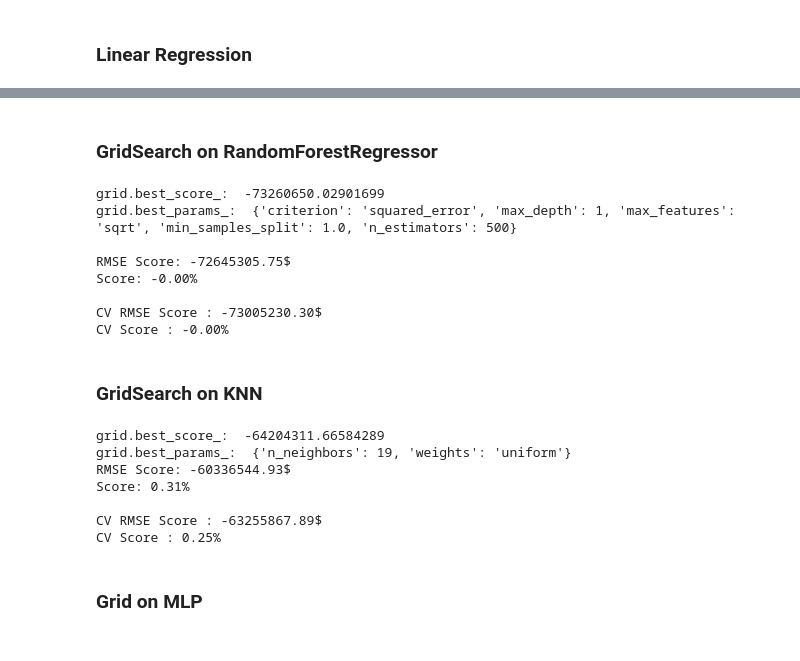
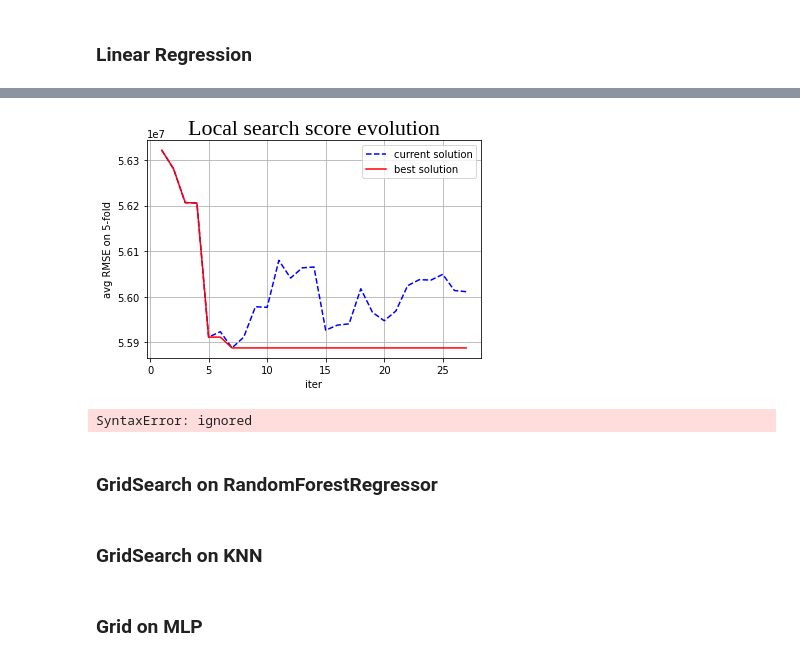
Before and after one commit to robinp12/Machine-Learning-Project-Predicting-a-film-s-gross-revenue, a Jupyter notebook: P1.ipynb, the cells around one changed output, grey strips where cells are left out. Saved outputs shown, nothing was run; the diff lists cells and outputs as text; code cells hidden in the pictures.

```diff
--- a/P1.ipynb
+++ b/P1.ipynb
@@ -55,6 +55,8 @@ def get_directrly_usable_features(df):
     directly_usable_features = ["ratings", "n_votes", "is_adult"]
     for feature in directly_usable_features:
         df[feature] = X[feature]
+
+    df["normalized_ratings"] = (X["n_votes"] - X["n_votes"].min()) / (X["n_votes"].max() - X["n_votes"].min())
     return df
 # %%
 """
@@ -110,6 +112,9 @@ def get_runtime_feature(df, params):
     if replace_type == "mean":
         mean = np.mean(runtime[runtime != "\\N"].astype(float))
         runtime[runtime == "\\N"] = mean
+    if replace_type == "median":
+        median = np.median(runtime[runtime != "\\N"].astype(float))
+        runtime[runtime == "\\N"] = median
     df["runtime"] = runtime.astype(float)
     return df
 # %%
@@ -566,3 +578,24 @@ print(localsearch.best_solution.params)
+# %%
+import matplotlib.font_manager as font_manager
+
+current_scores = np.array(localsearch.curr_score)
+best_scores = np.array(localsearch.best_score)
+iter = np.arange(1, len(current_scores)+1)
+plt.plot(iter, -current_scores, label="current solution", color="blue", linestyle="--")
+plt.plot(iter, -best_scores, label="best solution", color="red")
+title_font = font_manager.FontProperties(family="Liberation Serif", size=22)
+plt.title("Local search score evolution", fontproperties=title_font)
+plt.ylabel("avg RMSE on 5-fold")
+plt.xlabel("iter")
+plt.legend()
+plt.grid()
+plt.savefig("LS_Ridge_RMSE")
+# %% [output]
+[figure, added]
+# %%
+hello ?
+# %% [output]
+SyntaxError: ignored
 # %% [markdown]
 ### GridSearch on RandomForestRegressor
 # %%
@@ -598,15 +631,6 @@ rmse_score = cross_val_score(model, preprocessed_data, Y1.values.ravel(), cv=5,s
 cv_regressor_score = cross_val_score(model, preprocessed_data, Y1.values.ravel(), cv=5)
 print("\nCV RMSE Score : %.2f$" % np.mean(rmse_score))
 print("CV Score : %.2f%%" % np.mean(cv_regressor_score))
-# %% [output]
-grid.best_score_:  -73260650.02901699
-grid.best_params_:  {'criterion': 'squared_error', 'max_depth': 1, 'max_features': 'sqrt', 'min_samples_split': 1.0, 'n_estimators': 500}
-
-RMSE Score: -72645305.75$
-Score: -0.00%
-
-CV RMSE Score : -73005230.30$
-CV Score : -0.00%
 # %% [markdown]
 ### GridSearch on KNN
 # %%
@@ -632,14 +656,6 @@ rmse_score = cross_val_score(model, preprocessed_data, Y1.values.ravel(), cv=5,s
 knn_regressor_score = cross_val_score(model, preprocessed_data, Y1.values.ravel(), cv=5)
 print("\nCV RMSE Score : %.2f$" % np.mean(rmse_score))
 print("CV Score : %.2f%%" % np.mean(knn_regressor_score))
-# %% [output]
-grid.best_score_:  -64204311.66584289
-grid.best_params_:  {'n_neighbors': 19, 'weights': 'uniform'}
-RMSE Score: -60336544.93$
-Score: 0.31%
-
-CV RMSE Score : -63255867.89$
-CV Score : 0.25%
 # %% [markdown]
 ### Grid on MLP
 # %%
```
Also changed, not shown: parts of 11 cells of this notebook.
